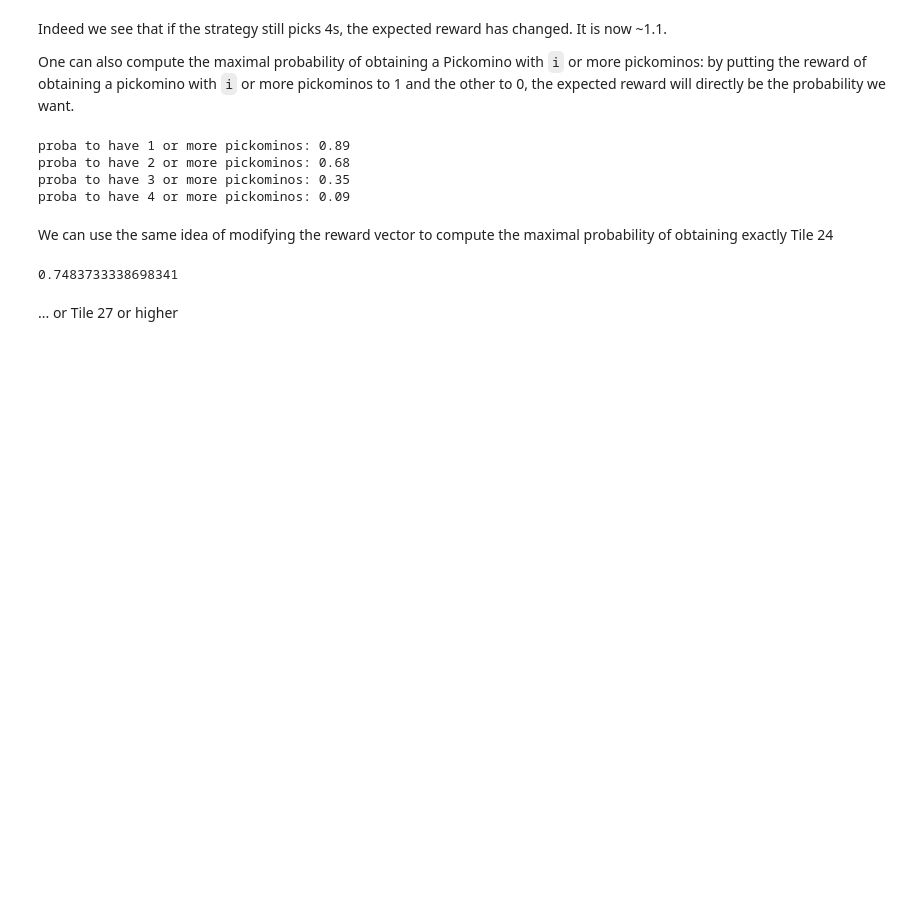
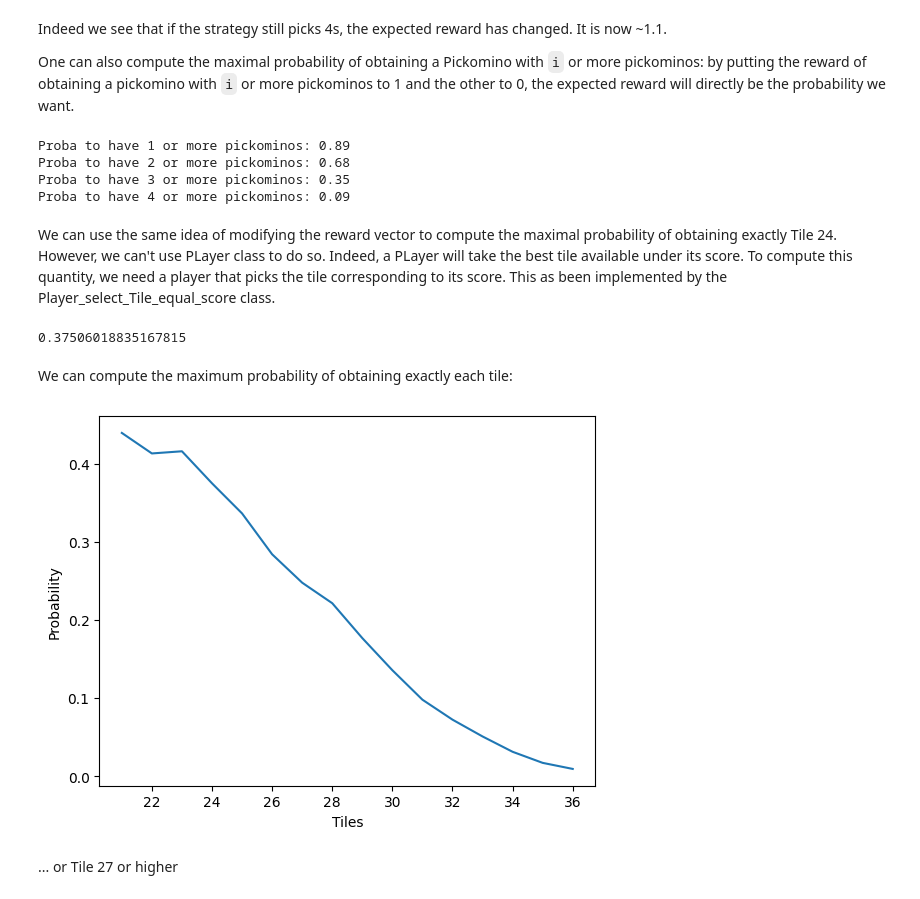
Before and after one commit to Cyvernes/RL4Picko, a Jupyter notebook: report.ipynb, the cells around one changed output. Drawn from its saved outputs; the diff is of its cells as text; code cells hidden in the pictures; blank space fills up the shorter version.

```diff
--- a/report.ipynb
+++ b/report.ipynb
@@ -27,31 +62,48 @@ Indeed we see that if the strategy still picks 4s, the expected reward has chang
 
 One can also compute the maximal probability of obtaining a Pickomino with `i` or more pickominos: by putting the reward of obtaining a pickomino with `i` or more pickominos to 1 and the other to 0, the expected reward will directly be the probability we want.
 # %%
+player = Player()
 player.set_C(0)
+basic_r = [1, 1, 1, 1, 2, 2, 2, 2, 3, 3, 3, 3, 4, 4, 4, 4]
 
-n_dominos = 16
-n_rewards = 4
-size_reward = int(n_dominos/n_rewards)
-
-reward_vec = [1]*n_dominos
-
-for i in range(n_rewards):
-    for k in range(0,i*size_reward):
-        reward_vec[k] = 0
+for i in range(1, 5):
+    reward_vec = [r >= i for r in basic_r]
     player.set_r(reward_vec)
-    print(f"proba to have {i+1} or more pickominos: {player.expectancy(0,8,0):.2f}")
+    print(f"Proba to have {i} or more pickominos: {player.expectancy(0,8,0):.2f}")
 # %% [output]
-proba to have 1 or more pickominos: 0.89
-proba to have 2 or more pickominos: 0.68
-proba to have 3 or more pickominos: 0.35
-proba to have 4 or more pickominos: 0.09
+Proba to have 1 or more pickominos: 0.89
+Proba to have 2 or more pickominos: 0.68
+Proba to have 3 or more pickominos: 0.35
+Proba to have 4 or more pickominos: 0.09
+# %% [markdown]
+We can use the same idea of modifying the reward vector to compute the maximal probability of obtaining exactly Tile 24. However, we can't use PLayer class to do so. Indeed, a PLayer will take the best tile available under its score. To compute this quantity, we need a player that picks the tile corresponding to its score. This as been implemented by the Player_select_Tile_equal_score class.
+# %%
+player_designed_for_this_question = Player_select_Tile_equal_score()
+player_designed_for_this_question.set_r([0,0,0,1,0,0,0,0,0,0,0,0,0,0,0,0])
+print(player_designed_for_this_question.expectancy(0,8,0))
+# %% [output]
+0.37506018835167815
 # %% [markdown]
-We can use the same idea of modifying the reward vector to compute the maximal probability of obtaining exactly Tile 24
+We can compute the maximum probability of obtaining exactly each tile:
-# %%
-player.set_r([0,0,0,1,0,0,0,0,0,0,0,0,0,0,0,0])
-print(player.expectancy(0,8,0))
-# %% [output]
-0.7483733338698341
+# %%
+player_designed_for_this_question = Player_select_Tile_equal_score()
+
+basic_r = [0]*16
+tiles = []
+maximum_probability = []
+for i in range(16):
+    temp = basic_r.copy()
+    temp[i] = 1
+    player_designed_for_this_question.set_r(temp)
+    tiles.append(21 + i)
+    maximum_probability.append(player_designed_for_this_question.expectancy(0,8,0))
+
+plt.plot(tiles, maximum_probability, label="Maximum probability to reach the desired tile")
+plt.xlabel("Tiles")
+plt.ylabel("Probability")
+plt.show()
+# %% [output]
+[figure, added]
 # %% [markdown]
 ... or Tile 27 or higher
 # %%
```
Also changed, not shown: parts of 8 cells of this notebook, 3 other files.
